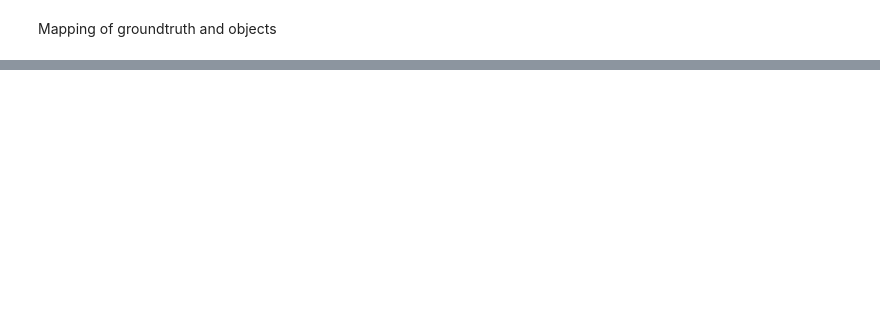
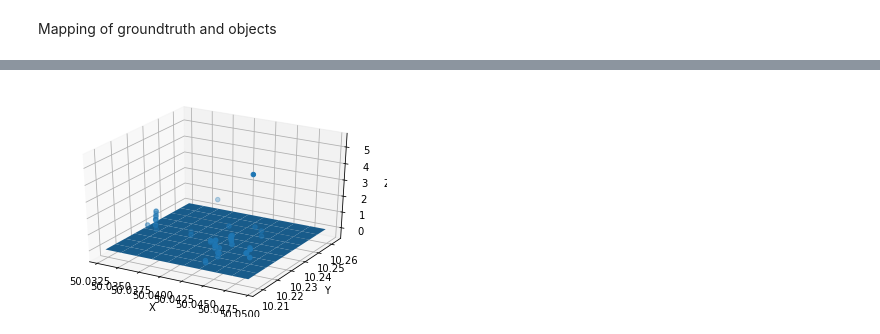
Before and after one commit to juuuuuuuuuu/Semantic-Features, a Jupyter notebook: Mapping.ipynb, the cells around one changed output, grey strips where cells are left out. Cells and saved outputs as stored; diff of their text form; code cells hidden in the pictures; blank space fills up the shorter version.

```diff
--- a/Mapping.ipynb
+++ b/Mapping.ipynb
@@ -14,7 +14,7 @@ import numpy as np
 import matplotlib.pyplot as plt
 #Local Directories
 DATA_DIR="content/data/vehicle/train_extra/schweinfurt"
-OBJECTS_DIR = "Documents/mapping_output.csv"
+OBJECTS_DIR = "Documents/mapping_output (1).csv"
 
 #Local Paths
 images_path = list(glob.iglob(os.path.join(DATA_DIR, '*.*')))
@@ -23,15 +23,17 @@ n_images = len(images_path)
 #Create space for long at lat
 gpsLatitude = np.zeros(n_images)
 gpsLongitude = np.zeros(n_images)
+gpsz = np.zeros(n_images)
 
 #Read from CSV for all detected objects Objects
 dfobjectsall = pd.read_csv(filepath_or_buffer = OBJECTS_DIR, sep = ';', header = 0)
 
 #Filter for Label L
-L = 56
-dfobjectinter = dfobjects1[dfobjectsall.SemanticLabel == L]
+L = 1
+dfobjectinter = dfobjectsall[dfobjectsall.semanticlabel == L]
 latitude = np.array(dfobjectinter.latitude)
 longitude = np.array(dfobjectinter.longitude)
+zobject = np.array(dfobjectinter.z)
 
 dfobject = pd.DataFrame({'latitude': latitude, 'longitude': longitude})
 
@@ -60,3 +62,23 @@ fig.add_layer(object_layer)
 fig
 # %% [output]
 [interactive output not drawn]
+# %%
+from mpl_toolkits.mplot3d import Axes3D
+
+X = np.linspace(df.latitude.min(), df.latitude.max(), 10)
+Y = np.linspace(df.longitude.min(), df.longitude.max(), 10)
+X, Y = np.meshgrid(X, Y)
+Z = np.zeros((len(X),len(Y)))
+
+
+
+fig = plt.figure()
+ax = fig.add_subplot(111, projection='3d')
+ax.scatter(latitude, longitude, zobject, zdir='z', s=20, c=None, depthshade=True)
+ax.plot_surface(X, Y, Z)
+ax.set_xlabel('X')
+ax.set_ylabel('Y')
+ax.set_zlabel('Z')
+plt.show()
+# %% [output]
+[figure, added]
```
